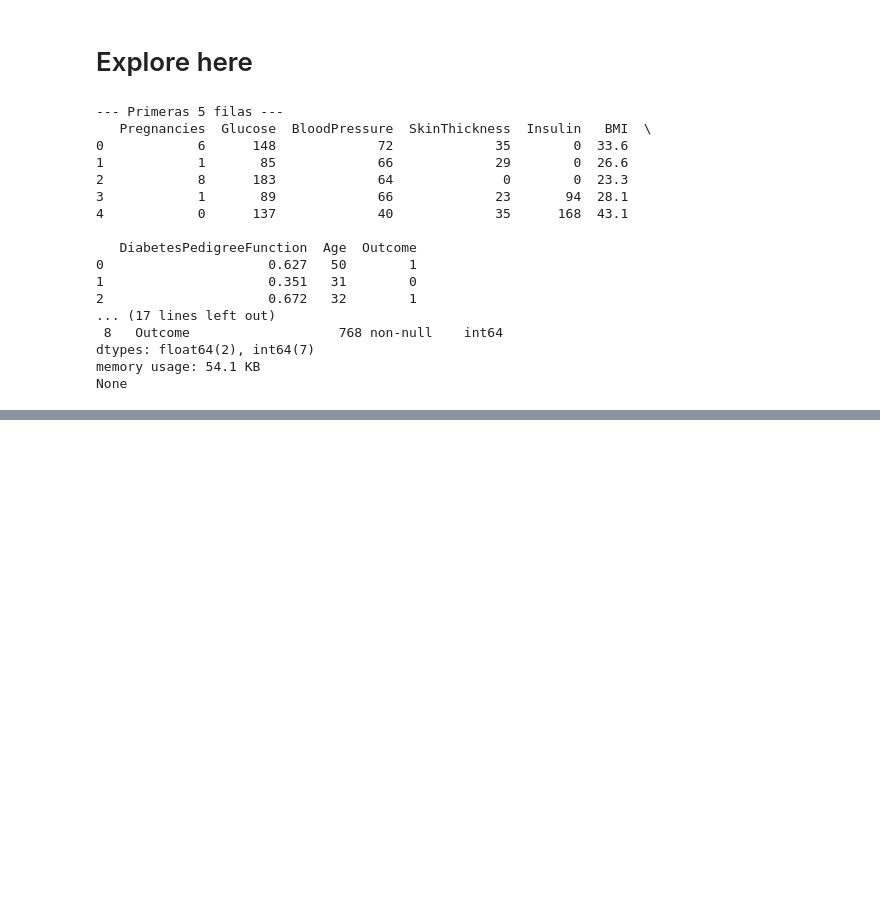
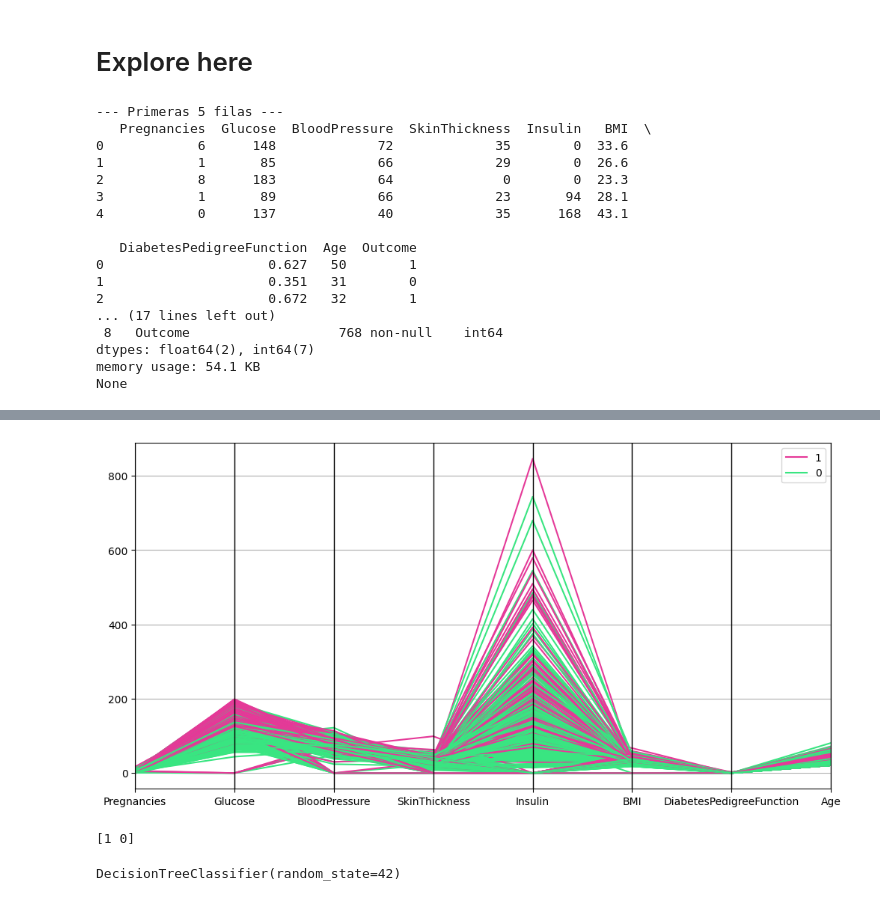
Before and after one commit to Lili-ru/arbol-de-decision, a Jupyter notebook: src/explore.ipynb, the cells around one changed output, grey strips where cells are left out. Saved outputs shown, nothing was run; the diff lists cells and outputs as text; code cells hidden in the pictures; blank space fills up the shorter version.

Commit message:
arbol de decision

```diff
--- a/src/explore.ipynb
+++ b/src/explore.ipynb
@@ -172,0 +34,5 @@ print("¡Modelo guardado con éxito como 'diabetes_model_final.sav'!")
+# %%
+import pandas as pd
+
+total_data = pd.read_csv("https://raw.githubusercontent.com/4GeeksAcademy/decision-tree-project-tutorial/main/diabetes.csv")
+total_data.head()
@@ -172,0 +46,3 @@ print("¡Modelo guardado con éxito como 'diabetes_model_final.sav'!")
+# %%
+total_data = total_data.drop_duplicates().reset_index(drop = True)
+total_data.head()
@@ -172,0 +105,11 @@ print("¡Modelo guardado con éxito como 'diabetes_model_final.sav'!")
+# %%
+import matplotlib.pyplot as plt
+
+plt.figure(figsize=(12, 6))
+pd.plotting.parallel_coordinates(total_data, "Outcome", color=("#E53998", "#39E581"))
+plt.show()
+
+print(total_data["Outcome"].unique()) # para saber cuantos valores tengo para graficar
+# %% [output]
+[figure, added]
+[1 0]
@@ -172,0 +121,7 @@ print("¡Modelo guardado con éxito como 'diabetes_model_final.sav'!")
+# %%
+from sklearn.tree import DecisionTreeClassifier
+
+model = DecisionTreeClassifier(random_state = 42)
+model.fit(X_train, y_train)
+# %% [output]
+DecisionTreeClassifier(random_state=42)
```
Also changed, not shown: parts of 26 cells of this notebook, 3 other files.
